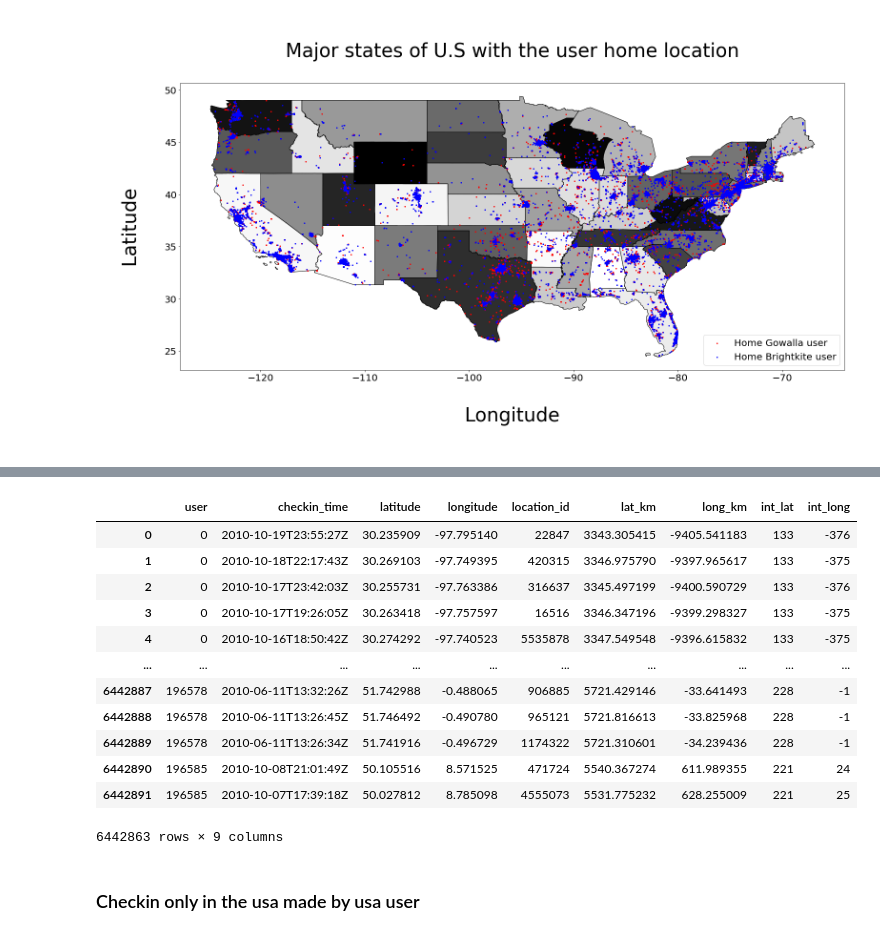
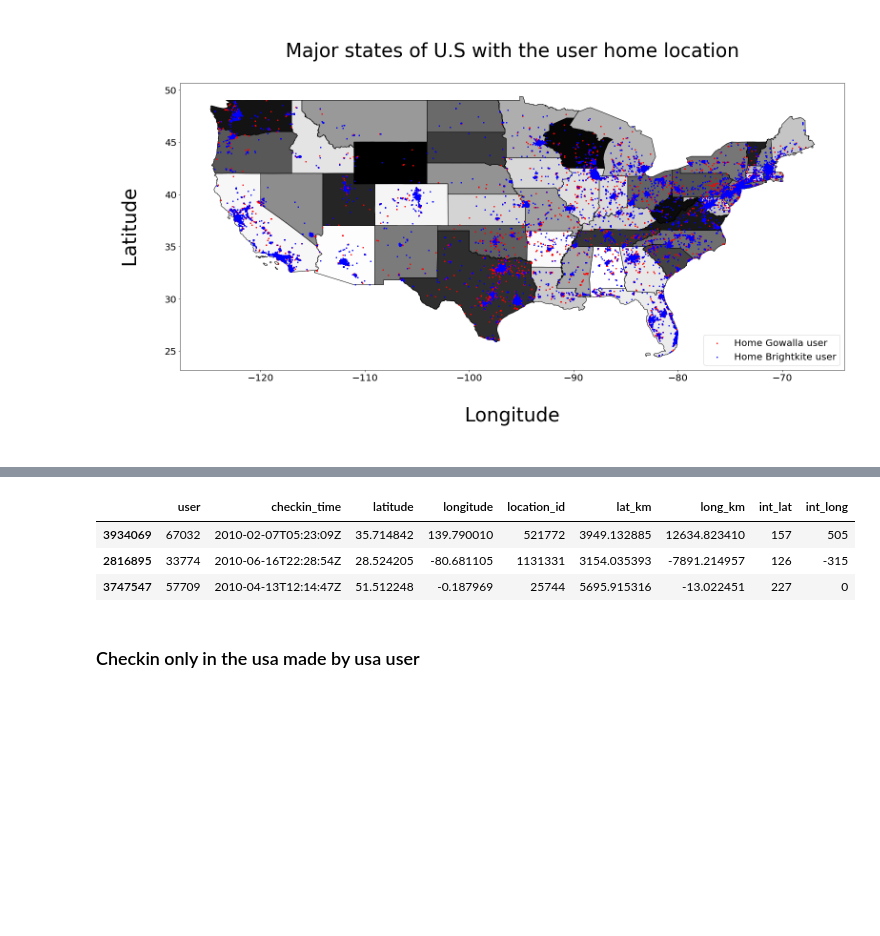
Before and after one commit to epfl-ada/ada-2020-project-milestone-p3-p3_panda_pied, a Jupyter notebook: Projet4_Simon.ipynb, the cells around one changed output, grey strips where cells are left out. Saved outputs shown, nothing was run; the diff lists cells and outputs as text; code cells hidden in the pictures; blank space fills up the shorter version.

```diff
--- a/Projet4_Simon.ipynb
+++ b/Projet4_Simon.ipynb
@@ -523,19 +513,10 @@ point_in_major_states_b.sample(3)
 # %%
-g_checkin_df.smaple(3)
+g_checkin_df.sample(3)
 # %% [output]
 |  | user | checkin_time | latitude | longitude | location_id | lat_km | long_km | int_lat | int_long |
-| 0 | 0 | 2010-10-19T23:55:27Z | 30.235909 | -97.795140 | 22847 | 3343.305415 | -9405.541183 | 133 | -376 |
-| 1 | 0 | 2010-10-18T22:17:43Z | 30.269103 | -97.749395 | 420315 | 3346.975790 | -9397.965617 | 133 | -375 |
-| 2 | 0 | 2010-10-17T23:42:03Z | 30.255731 | -97.763386 | 316637 | 3345.497199 | -9400.590729 | 133 | -376 |
-| 3 | 0 | 2010-10-17T19:26:05Z | 30.263418 | -97.757597 | 16516 | 3346.347196 | -9399.298327 | 133 | -375 |
-| 4 | 0 | 2010-10-16T18:50:42Z | 30.274292 | -97.740523 | 5535878 | 3347.549548 | -9396.615832 | 133 | -375 |
-| ... | ... | ... | ... | ... | ... | ... | ... | ... | ... |
-| 6442887 | 196578 | 2010-06-11T13:32:26Z | 51.742988 | -0.488065 | 906885 | 5721.429146 | -33.641493 | 228 | -1 |
-| 6442888 | 196578 | 2010-06-11T13:26:45Z | 51.746492 | -0.490780 | 965121 | 5721.816613 | -33.825968 | 228 | -1 |
-| 6442889 | 196578 | 2010-06-11T13:26:34Z | 51.741916 | -0.496729 | 1174322 | 5721.310601 | -34.239436 | 228 | -1 |
-| 6442890 | 196585 | 2010-10-08T21:01:49Z | 50.105516 | 8.571525 | 471724 | 5540.367274 | 611.989355 | 221 | 24 |
-| 6442891 | 196585 | 2010-10-07T17:39:18Z | 50.027812 | 8.785098 | 4555073 | 5531.775232 | 628.255009 | 221 | 25 |
+| 3934069 | 67032 | 2010-02-07T05:23:09Z | 35.714842 | 139.790010 | 521772 | 3949.132885 | 12634.823410 | 157 | 505 |
+| 2816895 | 33774 | 2010-06-16T22:28:54Z | 28.524205 | -80.681105 | 1131331 | 3154.035393 | -7891.214957 | 126 | -315 |
+| 3747547 | 57709 | 2010-04-13T12:14:47Z | 51.512248 | -0.187969 | 25744 | 5695.915316 | -13.022451 | 227 | 0 |
-6442863 rows × 9 columns
 # %%
 gdf_checkin = gpd.GeoDataFrame(
     g_checkin_df, geometry=gpd.points_from_xy(g_checkin_df.longitude,g_checkin_df.latitude))
```
Also changed, not shown: parts of 21 cells of this notebook.
